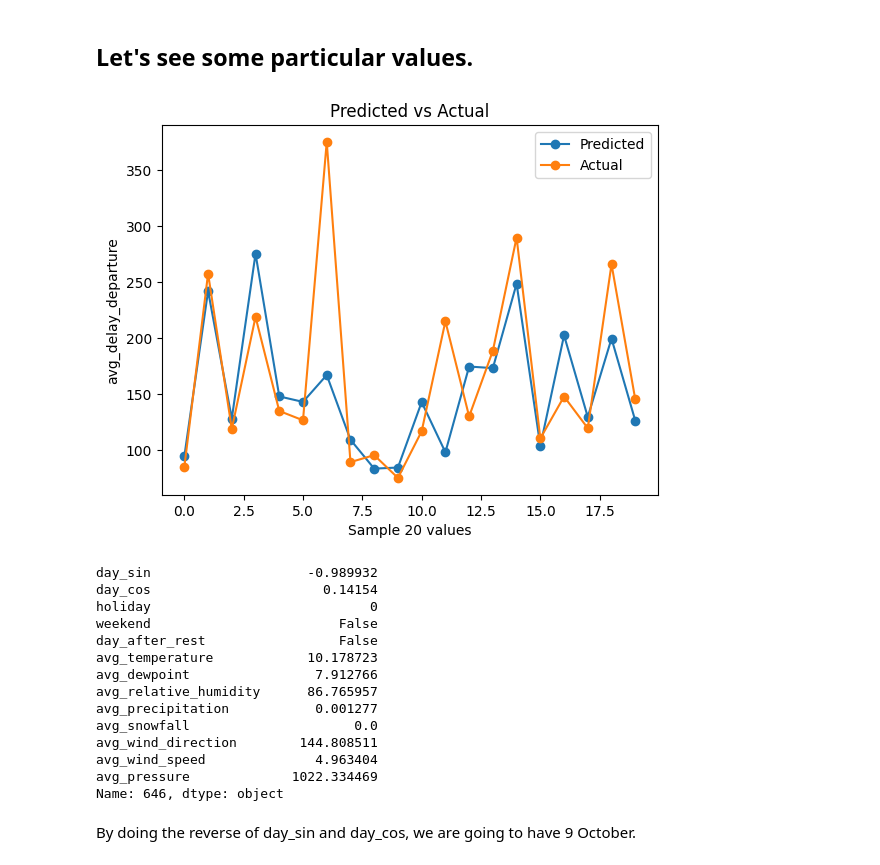
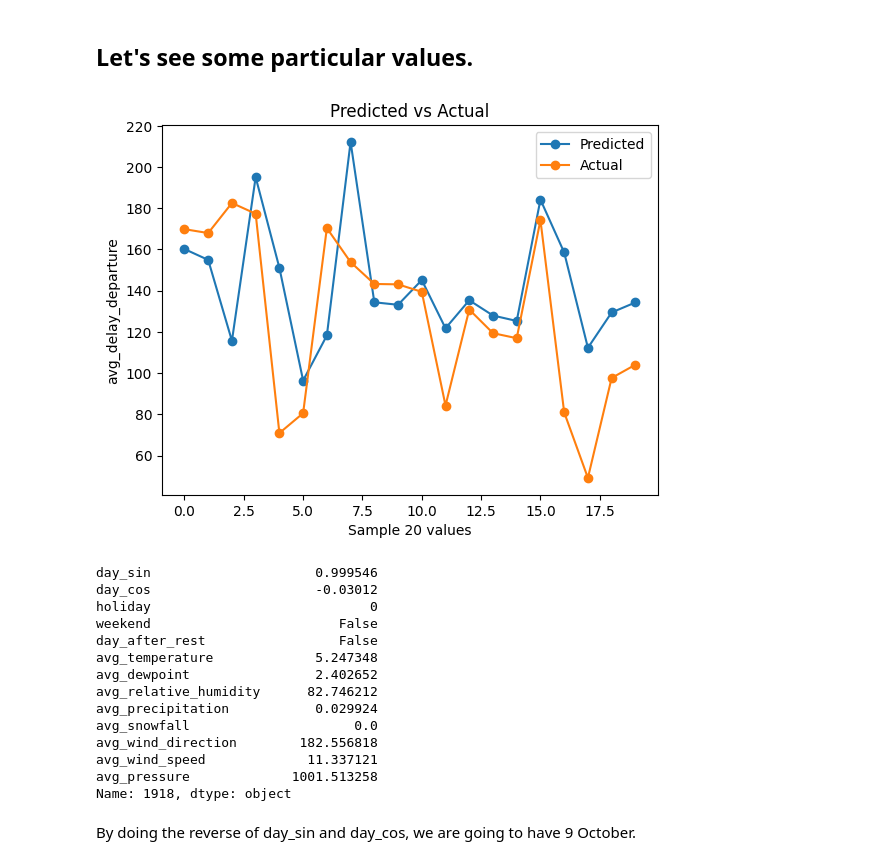
Before and after one commit to LeiY769/DataProject, a Jupyter notebook: Modeling/regression.ipynb, the cells around one changed output. Saved outputs shown, nothing was run; the diff lists cells and outputs as text; code cells hidden in the pictures.

```diff
--- a/Modeling/regression.ipynb
+++ b/Modeling/regression.ipynb
@@ -459,7 +416,7 @@ merged_df = train_data.merge(weather, on=["date"], how="inner")
 merged_df = type_day.merge(merged_df, on=["date"], how="inner")
 
 merged_df['date'] = pd.to_datetime(merged_df['date'])
-merged_df = merged_df[merged_df['date'] < '2020-01-01']
+#merged_df = merged_df[merged_df['date'] < '2020-01-01']
 merged_df['date'] = merged_df['date'].dt.dayofyear
 merged_df['day_sin'] = np.sin(2 * np.pi * merged_df['date'] / 365)
 merged_df['day_cos'] = np.cos(2 * np.pi * merged_df['date'] / 365)
@@ -518,0 +445,7 @@ R2:  -0.35054353474191413
+# %%
+x = merged_df[["day_sin","day_cos","holiday","weekend", "day_after_rest", "avg_temperature", "avg_dewpoint", "avg_relative_humidity", "avg_precipitation", "avg_snowfall", "avg_wind_direction", "avg_wind_speed", "avg_pressure"]]
+y = merged_df["avg_delay_departure"]
+
+xtrain, xtest, ytrain, ytest = train_test_split(x, y, test_size=0.2, random_state=0)
+
+model_test(xtrain,xtest,ytrain,ytest)
@@ -630,39 +554,39 @@ plt.show()
 ## Let's see some particular values.
 # %%
 
-rf = RandomForestRegressor(n_estimators=best_n_estimator, max_depth=best_max_depth, random_state=0)
-rf.fit(xtrain7, ytrain7)
+rf = RandomForestRegressor(n_estimators=100, max_depth=50, random_state=0)
+rf.fit(xtrain, ytrain)
 
-new_x = xtest7.iloc[0:20]
-new_y = ytest7.iloc[0:20]
+new_x = xtest.iloc[0:20]
+new_y = ytest.iloc[0:20]
 
 predictions = rf.predict(new_x)
 comparison_df = pd.DataFrame({'Predicted': predictions,'Actual': new_y.values}, index=new_y.index)
 
 plt.plot(predictions, label='Predicted', marker='o')
 plt.plot(new_y.values, label='Actual', marker='o')
 plt.title("Predicted vs Actual")
 plt.xlabel("Sample 20 values")
 plt.ylabel("avg_delay_departure")
 plt.legend()
 plt.show()
 
 print(new_x.iloc[6])
 # %% [output]
-[figure, old version]
+[figure, new version]
-day_sin                    -0.989932
-day_cos                      0.14154
+day_sin                     0.999546
+day_cos                     -0.03012
 holiday                            0
 weekend                        False
 day_after_rest                 False
-avg_temperature            10.178723
-avg_dewpoint                7.912766
-avg_relative_humidity      86.765957
-avg_precipitation           0.001277
+avg_temperature             5.247348
+avg_dewpoint                2.402652
+avg_relative_humidity      82.746212
+avg_precipitation           0.029924
 avg_snowfall                     0.0
-avg_wind_direction        144.808511
-avg_wind_speed              4.963404
-avg_pressure             1022.334469
-Name: 646, dtype: object
+avg_wind_direction        182.556818
+avg_wind_speed             11.337121
+avg_pressure             1001.513258
+Name: 1918, dtype: object
 # %% [markdown]
 By doing the reverse of day_sin and day_cos, we are going to have 9 October.
```
Also changed, not shown: parts of 32 cells of this notebook, 1 other file.
